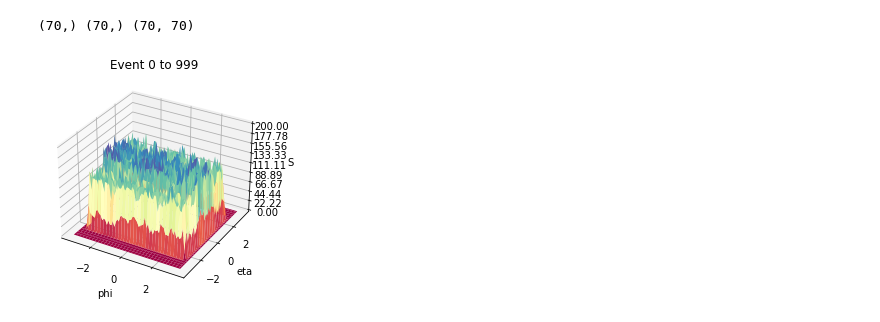
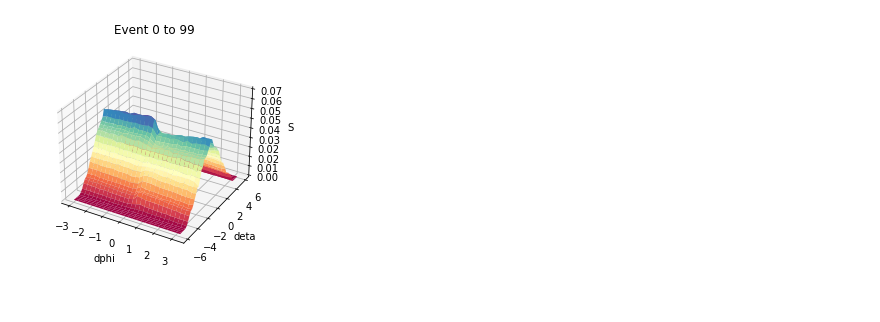
Before and after one commit to HarryWang0619/CIS_May_FinalProject, a Jupyter notebook: jul5_harry.ipynb, the cells around one changed output. Cells and saved outputs as stored; diff of their text form; code cells hidden in the pictures.

```diff
--- a/jul5_harry.ipynb
+++ b/jul5_harry.ipynb
@@ -83,23 +91,0 @@ plt.show()
-# %%
-def surfacedata(dfdata, dx = 0.5, dy = 0.5, rangex=4, rangey=4):
-    phi_c = math.ceil(rangex*2/dx)
-    eta_c = math.ceil(rangey*2/dy)
-    phi_data = np.arange(-rangex, rangex, dx)+dx/2
-    eta_data = np.arange(-rangey, rangey, dy)+dy/2
-    z_data = np.zeros([phi_c, eta_c], dtype=int)
-    for index,instance in dfdata.iterrows():
-        if instance['phi'] >= rangex or instance['phi'] <= -rangex or instance['eta'] >= rangey or instance['eta'] <= -rangey:
-            continue
-        phi_index = math.floor((instance['phi']+rangex)/dx)
-        eta_index = math.floor((instance['eta']+rangey)/dy)
-        z_data[phi_index][eta_index] += 1
-    return phi_data, eta_data, z_data.T
-
-
-# ax.set_xlabel('phi')
-# ax.set_ylabel('eta')
-# %%
-event_a_x, event_a_y, event_a_z = surfacedata(event_0to99, dx=0.1, dy=0.1, rangex=3.5, rangey=3.5)
-print(event_a_x.shape, event_a_y.shape, event_a_z.shape)
-# %% [output]
-(70,) (70,) (70, 70)
@@ -108,31 +113,29 @@ event_0_x, event_0_y, event_0_z = surfacedata(event_0, dx=0.5, dy=0.5, rangex=4,
+# %%
+event_0to9x,event_0to9y, event_0to9z = addhist(0,99)
 # %%
-import matplotlib.pyplot as plt
-from matplotlib import cm
-from matplotlib.ticker import LinearLocator
-import numpy as np
-
 fig, ax = plt.subplots(subplot_kw={"projection": "3d"})
 
 # Make data.
-X = event_a_x
-Y = event_a_y
+X = event_0to9x
+Y = event_0to9y
 X, Y = np.meshgrid(X, Y)
-Z = event_a_z
+Z = event_0to9z
 
 # Plot the surface.
-surf = ax.plot_surface(X, Y, Z, cmap=cm.Spectral,antialiased=True)
+surf = ax.plot_surface(X, Y, Z, cmap=cm.Spectral, antialiased=True)
 
 # Customize the z axis.
-ax.set_zlim(0, 200)
+ax.set_zlim(0, 0.07)
 ax.zaxis.set_major_locator(LinearLocator(10))
 # A StrMethodFormatter is used automatically
 ax.zaxis.set_major_formatter('{x:.02f}')
-ax.set_xlabel('phi')
-ax.set_ylabel('eta')
+ax.set_xlabel('dphi')
+ax.set_ylabel('deta')
 ax.set_zlabel('S')
-plt.title('Event 0 to 999')
+plt.title('Event 0 to 99')
+
 # Add a color bar which maps values to colors.
-
+plt.savefig('SavedFig/event_0to99_d.png')
 plt.show()
 # %% [output]
-[figure, old version]
+[figure, new version]
```
Also changed, not shown: parts of 22 cells of this notebook, 5 other files.
